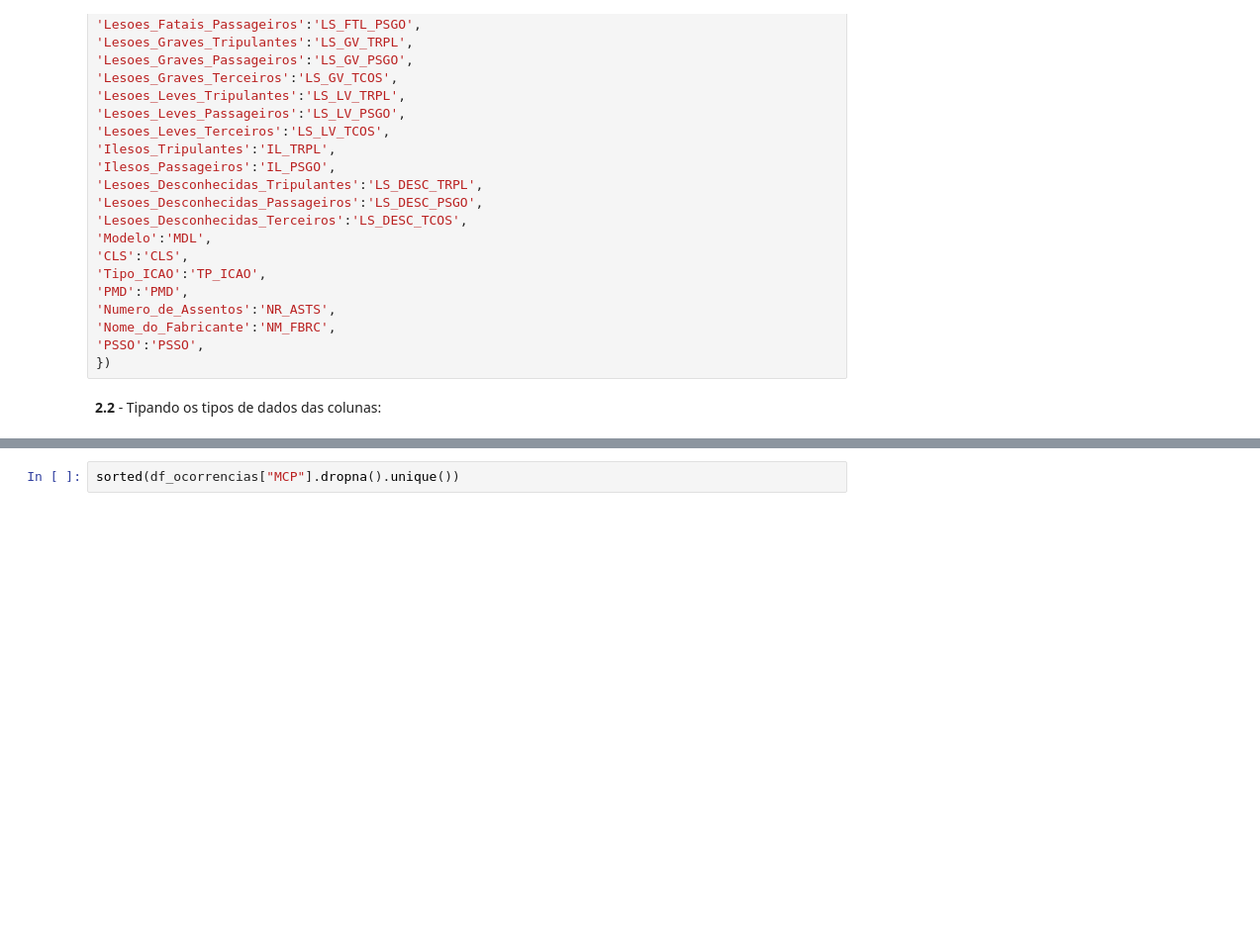
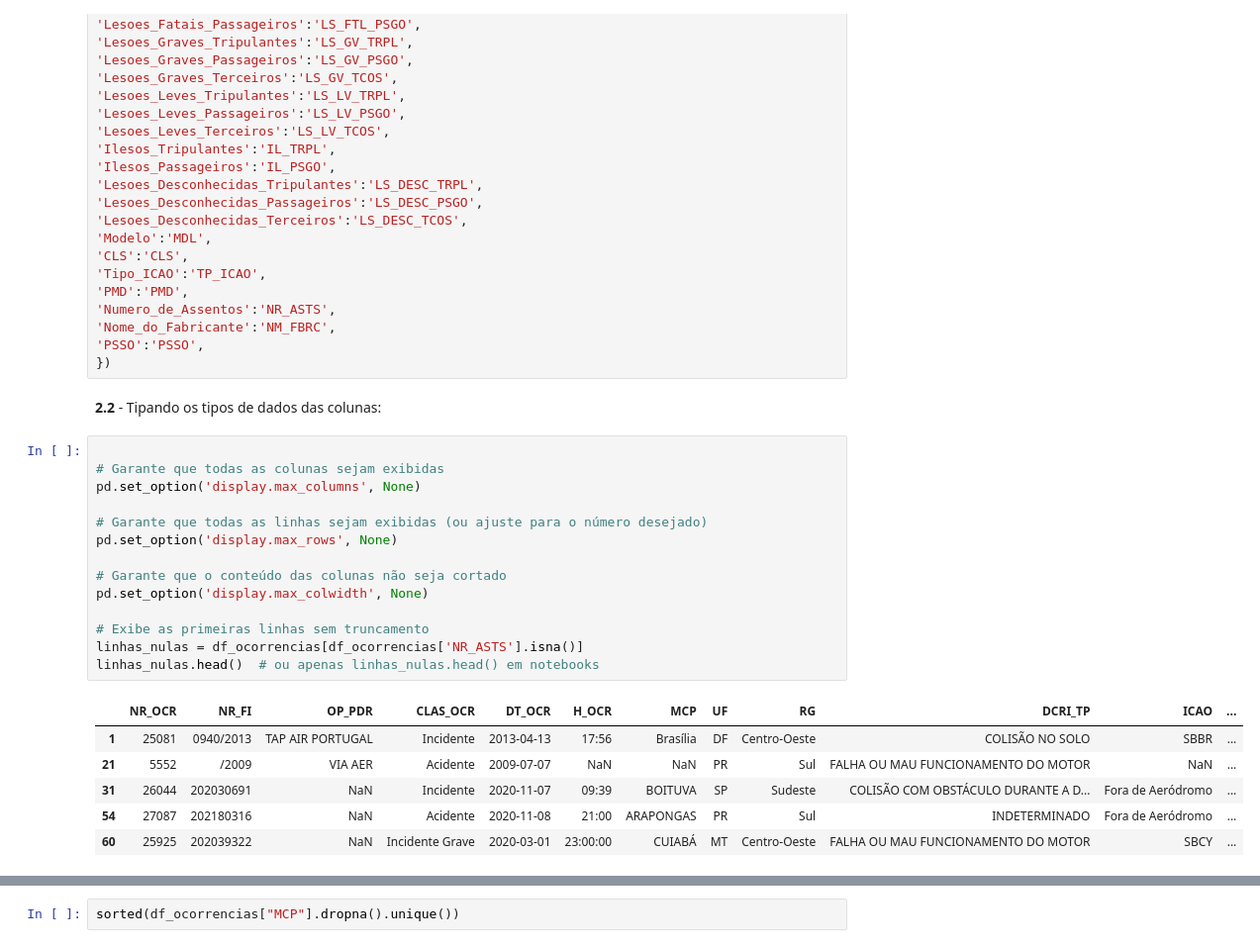
Before and after one commit to vitorluzz/etl-voos-anac, a Jupyter notebook: solution/job_stage_curated.ipynb, the cells around one changed output, grey strips where cells are left out. Shown at 99% size. Cells and saved outputs as stored; diff of their text form; blank space fills up the shorter version.

```diff
--- a/solution/job_stage_curated.ipynb
+++ b/solution/job_stage_curated.ipynb
@@ -107,3 +108,24 @@ df_ocorrencias = df_ocorrencias.rename(columns={
 })
 # %% [markdown]
 **2.2** - Tipando os tipos de dados das colunas:
+# %%
+
+# Garante que todas as colunas sejam exibidas
+pd.set_option('display.max_columns', None)
+
+# Garante que todas as linhas sejam exibidas (ou ajuste para o número desejado)
+pd.set_option('display.max_rows', None)
+
+# Garante que o conteúdo das colunas não seja cortado
+pd.set_option('display.max_colwidth', None)
+
+# Exibe as primeiras linhas sem truncamento
+linhas_nulas = df_ocorrencias[df_ocorrencias['NR_ASTS'].isna()]
+linhas_nulas.head()  # ou apenas linhas_nulas.head() em notebooks
+# %% [output]
+|  | NR_OCR | NR_FI | OP_PDR | CLAS_OCR | DT_OCR | H_OCR | MCP | UF | RG | DCRI_TP | ICAO | ... |
+| 1 | 25081 | 0940/2013 | TAP AIR PORTUGAL | Incidente | 2013-04-13 | 17:56 | Brasília | DF | Centro-Oeste | COLISÃO NO SOLO | SBBR | ... |
+| 21 | 5552 | /2009 | VIA AER | Acidente | 2009-07-07 | NaN | NaN | PR | Sul | FALHA OU MAU FUNCIONAMENTO DO MOTOR | NaN | ... |
+| 31 | 26044 | 202030691 | NaN | Incidente | 2020-11-07 | 09:39 | BOITUVA | SP | Sudeste | COLISÃO COM OBSTÁCULO DURANTE A D... | Fora de Aeródromo | ... |
+| 54 | 27087 | 202180316 | NaN | Acidente | 2020-11-08 | 21:00 | ARAPONGAS | PR | Sul | INDETERMINADO | Fora de Aeródromo | ... |
+| 60 | 25925 | 202039322 | NaN | Incidente Grave | 2020-03-01 | 23:00:00 | CUIABÁ | MT | Centro-Oeste | FALHA OU MAU FUNCIONAMENTO DO MOTOR | SBCY | ... |
```
Also changed, not shown: parts of 17 cells of this notebook, 1 other file.
